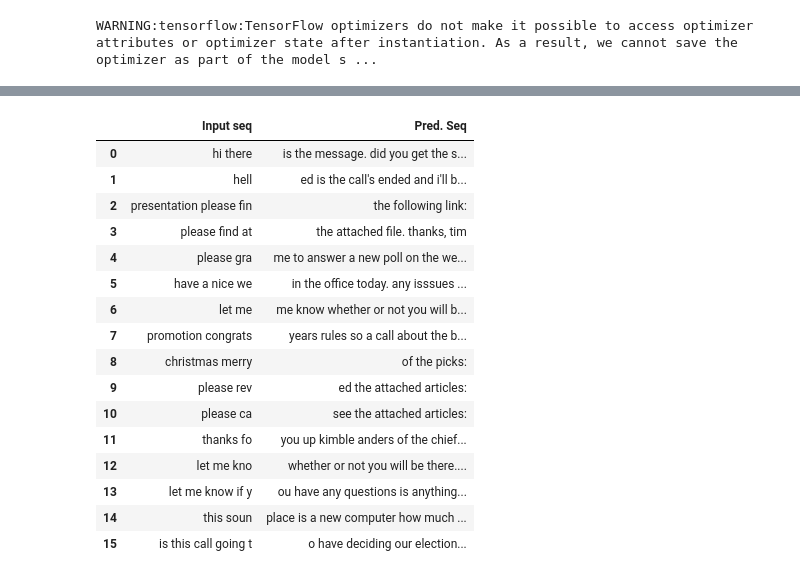
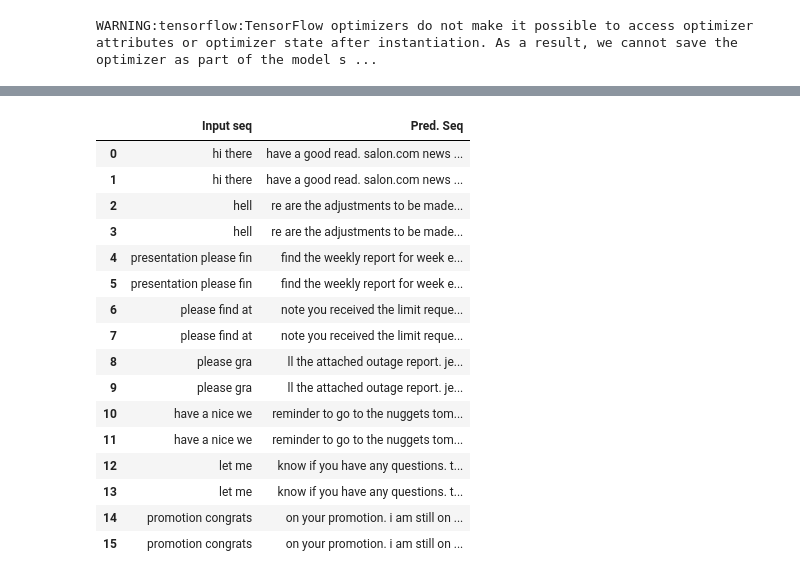
Before and after one commit to ravi-ai-cons/smart_compose_sentence_completion, a Jupyter notebook: Smart_Compose_Sentence_Completion.ipynb, the cells around one changed output, grey strips where cells are left out. Saved outputs shown, nothing was run; the diff lists cells and outputs as text; code cells hidden in the pictures.

```diff
--- a/Smart_Compose_Sentence_Completion.ipynb
+++ b/Smart_Compose_Sentence_Completion.ipynb
@@ -109,13 +131,10 @@ def load_dataset():
 # %%
-input_data, teacher_data, input_lang, target_lang, len_input, len_target, df = load_dataset()
-
 target_data = [[teacher_data[n][i+1] for i in range(len(teacher_data[n])-1)] for n in range(len(teacher_data))]
 target_data = tf.keras.preprocessing.sequence.pad_sequences(target_data, maxlen=len_target, padding="post")
 target_data = target_data.reshape((target_data.shape[0], target_data.shape[1], 1))
 
 # Shuffle all of the data in unison. This training set has the longest (e.g. most complicated) data at the end,
 # so a simple Keras validation split will be problematic if not shuffled.
-
 p = np.random.permutation(len(input_data))
 input_data = input_data[p]
 teacher_data = teacher_data[p]
@@ -238,37 +283,48 @@ inf_model = Model(inputs=[inf_decoder_inputs, state_input_h, state_input_c],
 # %%
-# Converts the given sentence (just a string) into a vector of word IDs
+# Converts the given sentence into a vector of word_Ids
 # Output is 1-D: [timesteps/words]
-
-def sentence_to_vector(sentence, lang):
-
+def sentence_to_vector(sentence, phrase):
     pre = sentence
     vec = np.zeros(len_input)
-    sentence_list = [lang.word2idx[s] for s in pre.split(' ')]
+    sentence_list = [phrase.word2idx[s] for s in pre.split(' ')]
     for i,w in enumerate(sentence_list):
         vec[i] = w
     return vec
 
-# Given an input string, an encoder model (infenc_model) and a decoder model (infmodel),
-def translate(input_sentence, infenc_model, infmodel):
-    sv = sentence_to_vector(input_sentence, input_lang)
+# Given an input string, an encoder model and a decoder/inference model,
+def translate(input_sentence, encoder_model, inference_model):
+    sv = sentence_to_vector(input_sentence, input_phrase)
     sv = sv.reshape(1,len(sv))
-    [emb_out, sh, sc] = infenc_model.predict(x=sv)
+    [emb_out, sh, sc] = encoder_model.predict(x=sv)
 
-    i = 0
-    start_vec = target_lang.word2idx["<start>"]
-    stop_vec = target_lang.word2idx["<end>"]
+    start_vec = target_phrase.word2idx["<start>"]
+    stop_vec = target_phrase.word2idx["<end>"]
 
     cur_vec = np.zeros((1,1))
     cur_vec[0,0] = start_vec
     cur_word = "<start>"
     output_sentence = ""
-
+    i = 0
     while cur_word != "<end>" and i < (len_target-1):
         i += 1
         if cur_word != "<start>":
             output_sentence = output_sentence + " " + cur_word
         x_in = [cur_vec, sh, sc]
-        [nvec, sh, sc] = infmodel.predict(x=x_in)
+        [nvec, sh, sc] = inference_model.predict(x=x_in)
         cur_vec[0,0] = np.argmax(nvec[0,0])
-        cur_word = target_lang.idx2word[np.argmax(nvec[0,0])]
+        cur_word = target_phrase.idx2word[np.argmax(nvec[0,0])]
     return output_sentence
+# %%
+from tensorflow.keras.models import model_from_json
+
+with open("/content/drive/My Drive/Colab Notebooks/smart_compose_enc_model_200217_3.json", 'r') as json_file:
+  enc_loaded_model_json = json_file.read()
+
+with open("/content/drive/My Drive/Colab Notebooks/smart_compose_inf_model_200217_3.json", 'r') as json_file:
+  inf_loaded_model_json = json_file.read()
+
+enc_loaded_model = model_from_json(enc_loaded_model_json)
+inf_loaded_model = model_from_json(inf_loaded_model_json)
+
+enc_loaded_model.load_weights("/content/drive/My Drive/Colab Notebooks/smart_compose_enc_model_200217_3.h5")
+inf_loaded_model.load_weights("/content/drive/My Drive/Colab Notebooks/smart_compose_inf_model_200217_3.h5")
@@ -275,47 +335,48 @@ def translate(input_sentence, infenc_model, infmodel):
 # %%
 test = [
     'hi there',
     'hell',
     'presentation please fin',
     'please find at',
     'please gra',
     'have a nice we',
     'let me ',
     'promotion congrats ',
     'christmas Merry ',
     'please rev',
     'please ca',
     'thanks fo',
     'Let me kno',
     'Let me know if y',
     'this soun',
     'is this call going t'
 ]
 
 output = []
 for t in test:
   output.append({"Input seq":t.lower(), "Pred. Seq":translate(t.lower(), encoder_model, inf_model)})
+  output.append({"Input seq":t.lower(), "Pred. Seq":translate(t.lower(), enc_loaded_model, inf_loaded_model)})
 
 results_df = pd.DataFrame.from_dict(output)
 results_df.head(len(test))
 # %% [output]
 |  | Input seq | Pred. Seq |
-| 0 | hi there | is the message. did you get the s... |
-| 1 | hell | ed is the call's ended and i'll b... |
-| 2 | presentation please fin | the following link: |
-| 3 | please find at | the attached file. thanks, tim |
-| 4 | please gra | me to answer a new poll on the we... |
-| 5 | have a nice we | in the office today. any isssues ... |
-| 6 | let me | me know whether or not you will b... |
-| 7 | promotion congrats | years rules so a call about the b... |
-| 8 | christmas merry | of the picks: |
-| 9 | please rev | ed the attached articles: |
-| 10 | please ca | see the attached articles: |
-| 11 | thanks fo | you up kimble anders of the chief... |
-| 12 | let me kno | whether or not you will be there.... |
-| 13 | let me know if y | ou have any questions is anything... |
-| 14 | this soun | place is a new computer how much ... |
-| 15 | is this call going t | o have deciding our election... |
+| 0 | hi there | have a good read. salon.com news ... |
+| 1 | hi there | have a good read. salon.com news ... |
+| 2 | hell | re are the adjustments to be made... |
+| 3 | hell | re are the adjustments to be made... |
+| 4 | presentation please fin | find the weekly report for week e... |
+| 5 | presentation please fin | find the weekly report for week e... |
+| 6 | please find at | note you received the limit reque... |
+| 7 | please find at | note you received the limit reque... |
+| 8 | please gra | ll the attached outage report. je... |
+| 9 | please gra | ll the attached outage report. je... |
+| 10 | have a nice we | reminder to go to the nuggets tom... |
+| 11 | have a nice we | reminder to go to the nuggets tom... |
+| 12 | let me | know if you have any questions. t... |
+| 13 | let me | know if you have any questions. t... |
+| 14 | promotion congrats | on your promotion. i am still on ... |
+| 15 | promotion congrats | on your promotion. i am still on ... |
 # %%
 from keras.models import model_from_json
 from keras.models import load_model
```
Also changed, not shown: parts of 27 cells of this notebook.
